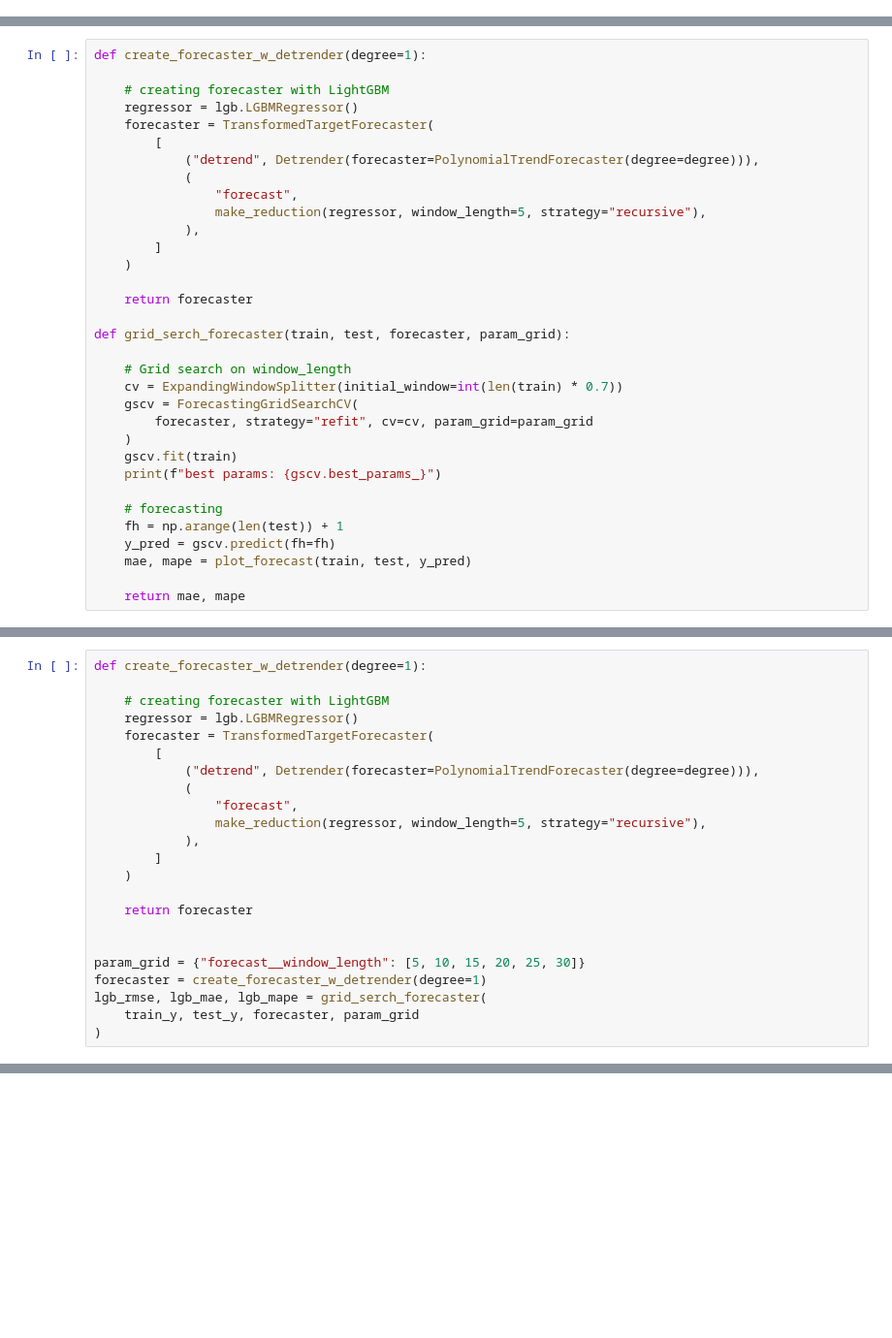
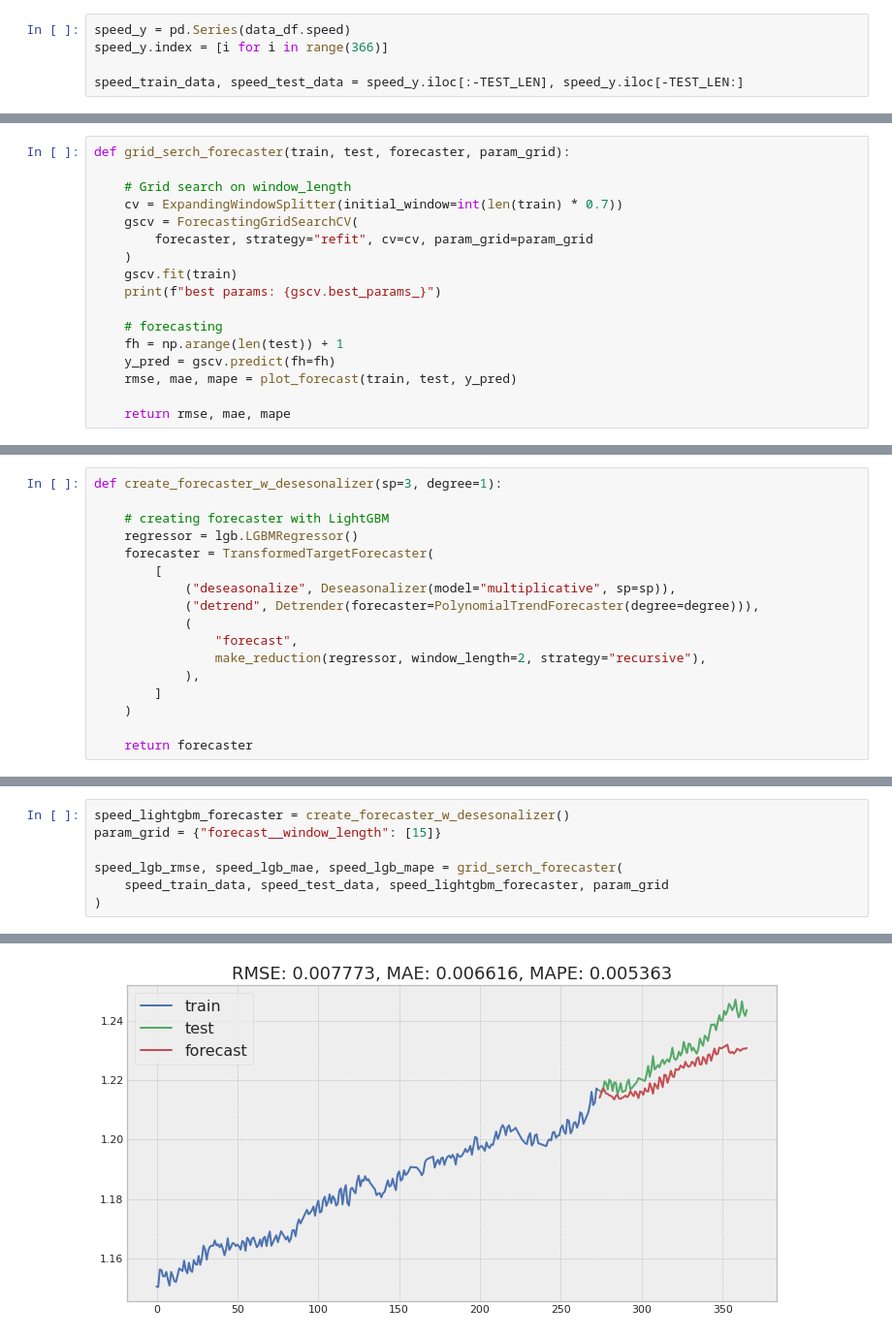
Before and after one commit to TranafLee/VDT2022-MiniProject-Stage1, a Jupyter notebook: src/5-LightGBM.ipynb, the cells around one changed output, grey strips where cells are left out. Shown at 97% size. Saved outputs shown, nothing was run; the diff lists cells and outputs as text; blank space fills up the shorter version.

```diff
--- a/src/5-LightGBM.ipynb
+++ b/src/5-LightGBM.ipynb
@@ -313 +43,6 @@ plt.style.use('bmh')
+# %%
+speed_y = pd.Series(data_df.speed)
+speed_y.index = [i for i in range(366)]
+
+speed_train_data, speed_test_data = speed_y.iloc[:-TEST_LEN], speed_y.iloc[-TEST_LEN:]
 # %%
@@ -342,20 +72,4 @@ def plot_forecast(series_train, series_test, forecast, forecast_int=None):
 # %%
-def create_forecaster_w_detrender(degree=1):
-
-    # creating forecaster with LightGBM
-    regressor = lgb.LGBMRegressor()
-    forecaster = TransformedTargetForecaster(
-        [
-            ("detrend", Detrender(forecaster=PolynomialTrendForecaster(degree=degree))),
-            (
-                "forecast",
-                make_reduction(regressor, window_length=5, strategy="recursive"),
-            ),
-        ]
-    )
-
-    return forecaster
-
 def grid_serch_forecaster(train, test, forecaster, param_grid):
 
     # Grid search on window_length
@@ -369,6 +83,6 @@ def grid_serch_forecaster(train, test, forecaster, param_grid):
     # forecasting
     fh = np.arange(len(test)) + 1
     y_pred = gscv.predict(fh=fh)
-    mae, mape = plot_forecast(train, test, y_pred)
+    rmse, mae, mape = plot_forecast(train, test, y_pred)
 
-    return mae, mape
+    return rmse, mae, mape
@@ -381,23 +89,17 @@ test_series = series[split_time - window_size:]
 # %%
-def create_forecaster_w_detrender(degree=1):
+def create_forecaster_w_desesonalizer(sp=3, degree=1):
 
     # creating forecaster with LightGBM
     regressor = lgb.LGBMRegressor()
     forecaster = TransformedTargetForecaster(
         [
+            ("deseasonalize", Deseasonalizer(model="multiplicative", sp=sp)),
             ("detrend", Detrender(forecaster=PolynomialTrendForecaster(degree=degree))),
             (
                 "forecast",
-                make_reduction(regressor, window_length=5, strategy="recursive"),
+                make_reduction(regressor, window_length=2, strategy="recursive"),
             ),
         ]
     )
 
     return forecaster
-
-
-param_grid = {"forecast__window_length": [5, 10, 15, 20, 25, 30]}
-forecaster = create_forecaster_w_detrender(degree=1)
-lgb_rmse, lgb_mae, lgb_mape = grid_serch_forecaster(
-    train_y, test_y, forecaster, param_grid
-)
@@ -405,0 +106,8 @@ ValueError: ignored
+# %%
+speed_lightgbm_forecaster = create_forecaster_w_desesonalizer()
+param_grid = {"forecast__window_length": [15]}
+
+speed_lgb_rmse, speed_lgb_mae, speed_lgb_mape = grid_serch_forecaster(
+    speed_train_data, speed_test_data, speed_lightgbm_forecaster, param_grid
+)
+# %% [output]
@@ -405,0 +115 @@ ValueError: ignored
+[figure, added]
```
Also changed, not shown: parts of 31 cells of this notebook, 14 other files.
